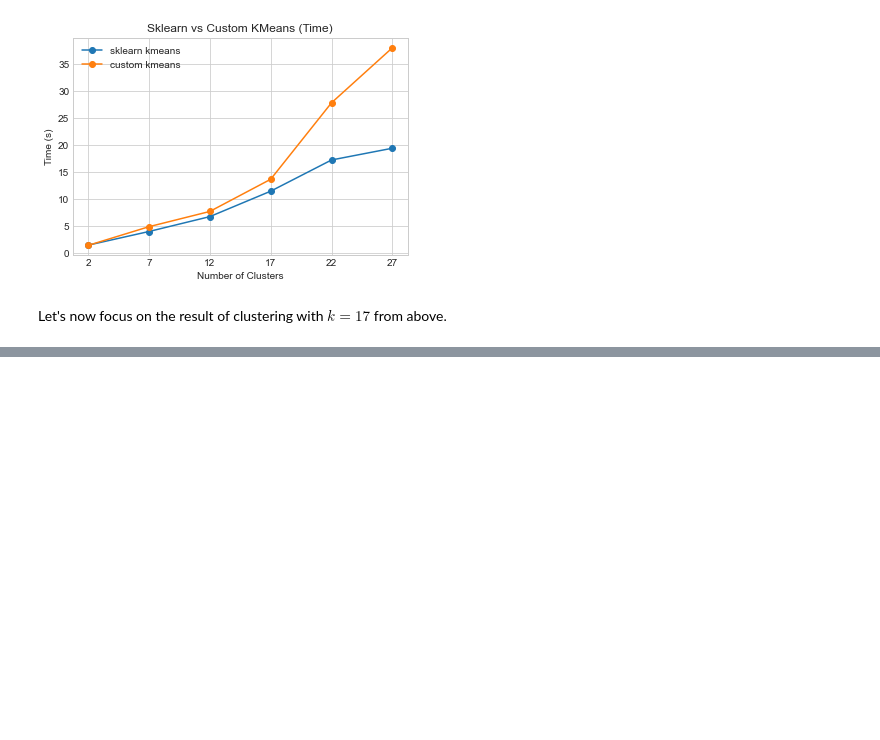
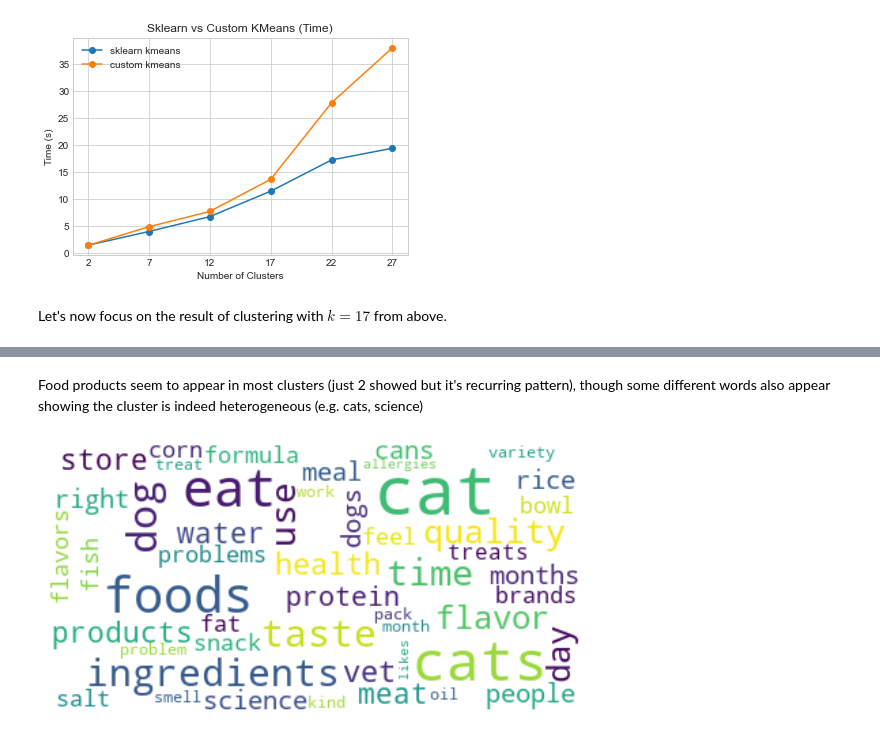
Before and after one commit to msterpa87/ADM-HW4, a Jupyter notebook: main.ipynb, the cells around one changed output, grey strips where cells are left out. Cells and saved outputs as stored; diff of their text form; code cells hidden in the pictures; blank space fills up the shorter version.

```diff
--- a/main.ipynb
+++ b/main.ipynb
@@ -185,0 +231,6 @@ custom_kmeans
+# %% [markdown]
+Food products seem to appear in most clusters (just 2 showed but it's recurring pattern), though some different words also appear showing the cluster is indeed heterogeneous (e.g. cats, science)
+# %%
+wc.visualize_wordcloud(5)
+# %% [output]
+[figure, added]
```
Also changed, not shown: parts of 9 cells of this notebook, 2 other files.
